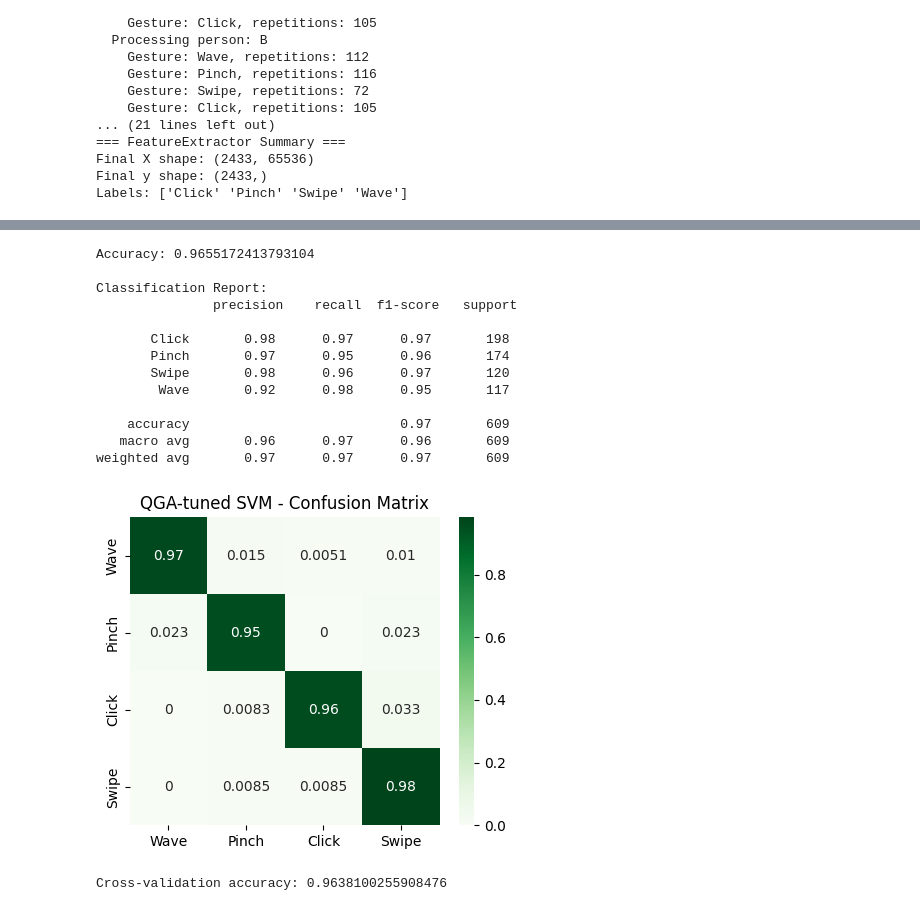
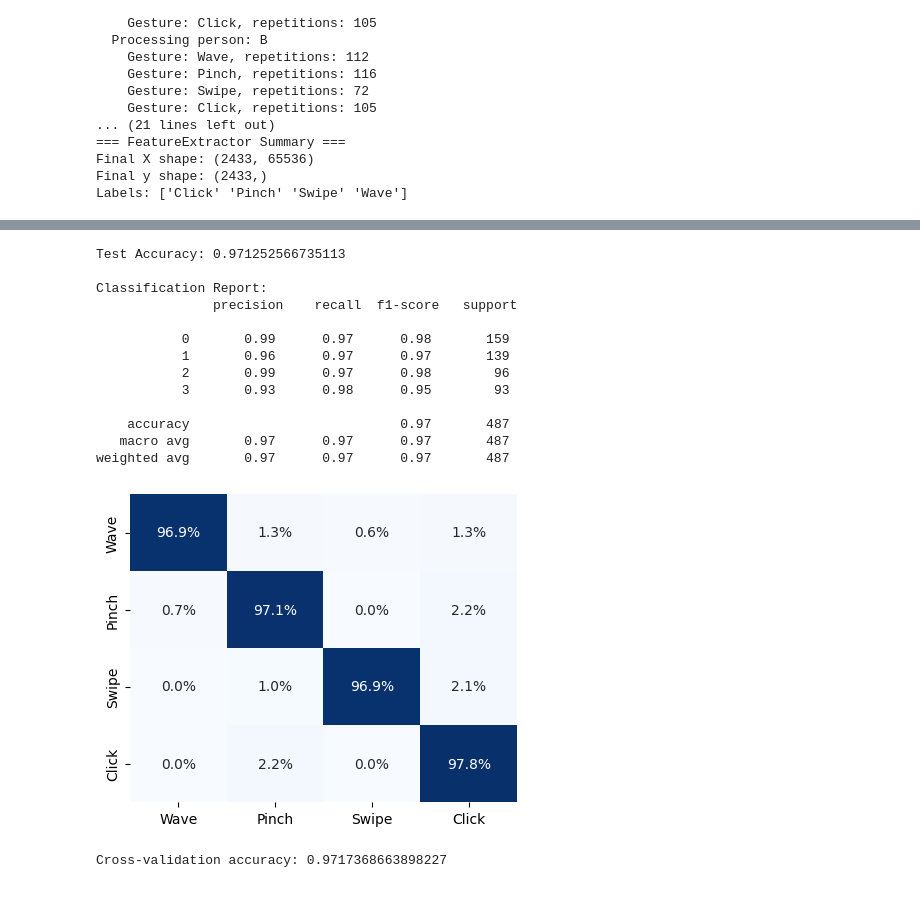
Before and after one commit to Oskar-Nowak/quantum-inspired-kernel-optimization, a Jupyter notebook: notebooks/dopnet_analysis.ipynb, the cells around one changed output, grey strips where cells are left out. Drawn from its saved outputs; the diff is of its cells as text; code cells hidden in the pictures.

```diff
--- a/notebooks/dopnet_analysis.ipynb
+++ b/notebooks/dopnet_analysis.ipynb
@@ -62,10 +70,11 @@ Person: B:
   Gesture 3: 208 samples
 # %%
 # Data structure check
-GESTURE_NAMES = ['Wave', 'Pinch', 'Click', 'Swipe']
+GESTURE_NAMES = ['Wave', 'Pinch', 'Swipe', 'Click']
 person = list(data.keys())[0]
 
 gestures = data[person]
+gestures_raw = data_raw[person]
 
 print(f'Person: {person}')
 print(f'Gesture count: {len(gestures)}')
@@ -130,5 +137,4 @@ Final y shape: (2433,)
 Labels: ['Click' 'Pinch' 'Swipe' 'Wave']
 # %%
 # Preprocessing
-preprocessor = Preprocessor(n_components=222)
-preprocessor.plot_elbow(X, max_components=1000)
+preprocessor = Preprocessor(n_components=110)
@@ -286,16 +315,19 @@ print('=== RUNNING QGA ===')
 qga = QGA(
     X_train,
     y_train,
-    population_size=12,
-    genome_length=24,
-    generations=50,
-    verbose_logging=True,
+    population_size=20,
+    genome_length=20,
+    generations=40,
+    verbose_logging=False,
     min_C = -1,
     max_C = 4,
     min_gamma = -5,
     max_gamma = 1,
+    theta_min = 0.01,
+    theta_max = 0.05,
 )
 best_C, best_gamma = qga.run()
+#3.54m
 # %% [output]
 === RUNNING QGA ===
 --- STARTING IMPROVED QUANTUM GENETIC ALGORITHM (IQGA-SVM) ---
@@ -327,37 +349,47 @@ Best gamma: 6.460355399988287e-05
 # %%
 # SVM trained with QGA parameters
 
 svm_qga = SVC(kernel='rbf', C=best_C, gamma=best_gamma)
 svm_qga.fit(X_train, y_train)
 
 y_pred_qga = svm_qga.predict(X_test)
 
-print("Accuracy:", accuracy_score(y_test, y_pred_qga))
+print("Test Accuracy:", accuracy_score(y_test, y_pred_qga))
 print("\nClassification Report:\n", classification_report(y_test, y_pred_qga))
 
-cm_qga = confusion_matrix(y_test, y_pred_qga, normalize='true')
+cm_qga = confusion_matrix(y_test, y_pred_qga, normalize="true")
+
+annot = np.array([[f"{v*100:.1f}%" for v in row] for row in cm_qga])
+
 plt.figure(figsize=(5,4))
-sns.heatmap(cm_qga, annot=True, cmap='Greens',
-            xticklabels=labels,
-            yticklabels=labels)
-plt.title('QGA-tuned SVM - Confusion Matrix')
+sns.heatmap(
+    cm_qga,
+    annot=annot,
+    fmt="",
+    cmap="Blues",
+    xticklabels=labels,
+    yticklabels=labels,
+    cbar=False
+)
+#plt.title('QGA-tuned SVM - Confusion Matrix')
+plt.savefig('iqga_svm_cm', dpi=300, bbox_inches='tight')
 plt.show()
 
 cv_qga = cross_val_score(svm_qga, X_train, y_train, cv=5).mean()
 print("Cross-validation accuracy:", cv_qga)
 # %% [output]
-Accuracy: 0.9655172413793104
+Test Accuracy: 0.971252566735113
 
 Classification Report:
                precision    recall  f1-score   support
 
-       Click       0.98      0.97      0.97       198
-       Pinch       0.97      0.95      0.96       174
-       Swipe       0.98      0.96      0.97       120
-        Wave       0.92      0.98      0.95       117
+           0       0.99      0.97      0.98       159
+           1       0.96      0.97      0.97       139
+           2       0.99      0.97      0.98        96
+           3       0.93      0.98      0.95        93
 
-    accuracy                           0.97       609
-   macro avg       0.96      0.97      0.96       609
-weighted avg       0.97      0.97      0.97       609
+    accuracy                           0.97       487
+   macro avg       0.97      0.97      0.97       487
+weighted avg       0.97      0.97      0.97       487
-[figure, old version]
+[figure, new version]
-Cross-validation accuracy: 0.9638100255908476
+Cross-validation accuracy: 0.9717368663898227
```
Also changed, not shown: parts of 13 cells of this notebook.
